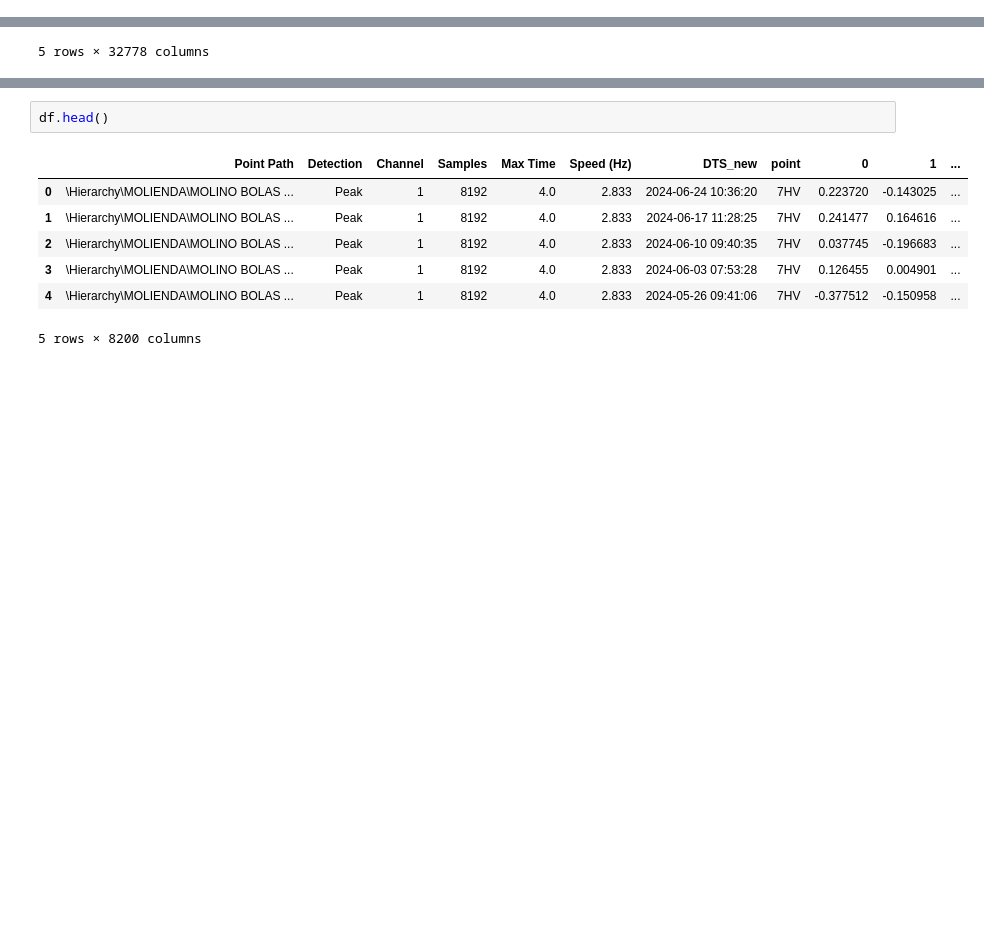
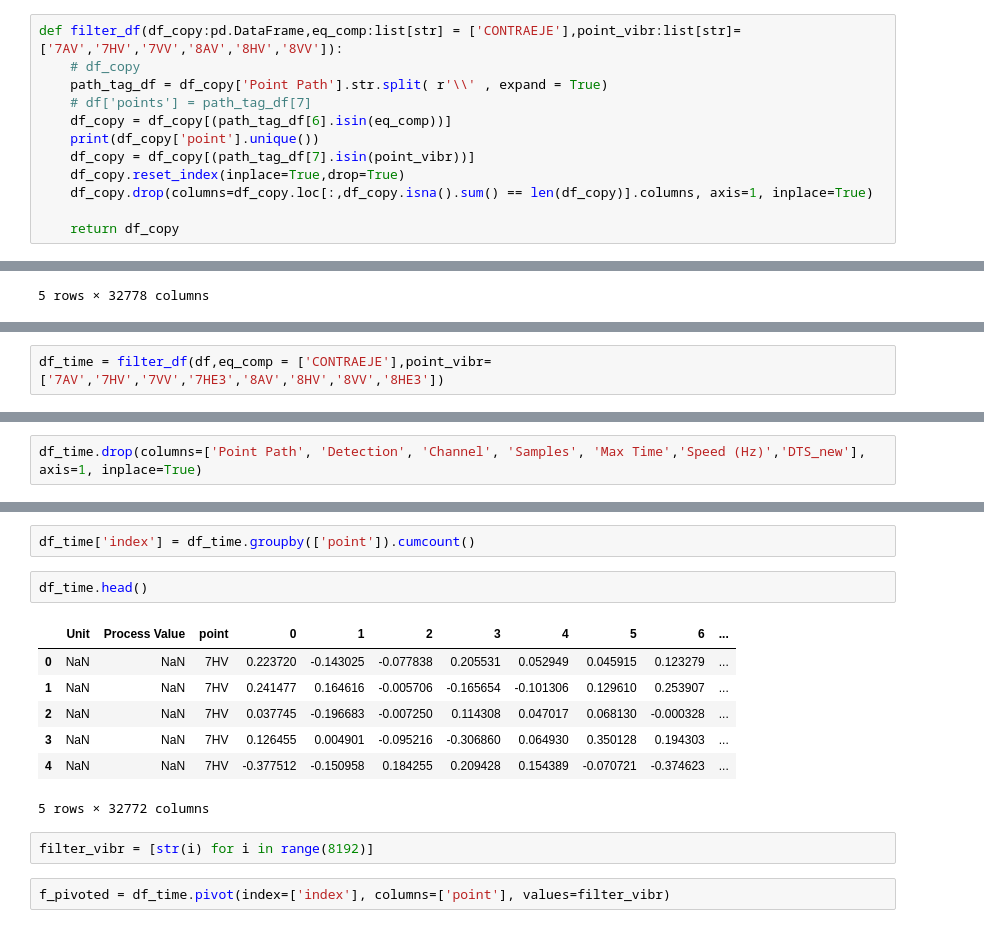
Before and after one commit to KainaK0/mia, a Jupyter notebook: MIA-104_Machine_Learning/EF_01/data_cleaning.ipynb, the cells around one changed output, grey strips where cells are left out. Drawn from its saved outputs; the diff is of its cells as text; blank space fills up the shorter version.

```diff
--- a/MIA-104_Machine_Learning/EF_01/data_cleaning.ipynb
+++ b/MIA-104_Machine_Learning/EF_01/data_cleaning.ipynb
@@ -39,3 +40,15 @@ def read_chunk_data(search_str:str = 'dataset/chunks/Export_Time_*.csv') -> pd.D
     df_list = [pd.read_csv(chunk_file,sep=',') for chunk_file in all_chunk_files]
     combined_df = pd.concat(df_list, ignore_index=True)
     return combined_df
+# %%
+def filter_df(df_copy:pd.DataFrame,eq_comp:list[str] = ['CONTRAEJE'],point_vibr:list[str]=['7AV','7HV','7VV','8AV','8HV','8VV']):
+    # df_copy
+    path_tag_df = df_copy['Point Path'].str.split( r'\\' , expand = True)
+    # df['points'] = path_tag_df[7]
+    df_copy = df_copy[(path_tag_df[6].isin(eq_comp))]
+    print(df_copy['point'].unique())
+    df_copy = df_copy[(path_tag_df[7].isin(point_vibr))]
+    df_copy.reset_index(inplace=True,drop=True)
+    df_copy.drop(columns=df_copy.loc[:,df_copy.isna().sum() == len(df_copy)].columns, axis=1, inplace=True)
+
+    return df_copy
@@ -63,0 +112,2 @@ path_tag_df = df['Point Path'].str.split( r'\\' , expand = True)
+# %%
+df_time = filter_df(df,eq_comp = ['CONTRAEJE'],point_vibr=['7AV','7HV','7VV','7HE3','8AV','8HV','8VV','8HE3'])
@@ -76,0 +136,2 @@ df.reset_index(inplace=True,drop=True)
+# %%
+df_time.drop(columns=['Point Path', 'Detection', 'Channel', 'Samples', 'Max Time','Speed (Hz)','DTS_new'], axis=1, inplace=True)
@@ -89,10 +155,16 @@ df.drop(columns=df.loc[:,df.isna().sum() == 310].columns, axis=1, inplace=True)
+# %%
+df_time['index'] = df_time.groupby(['point']).cumcount()
 # %%
-df.head()
+df_time.head()
 # %% [output]
-|  | Point Path | Detection | Channel | Samples | Max Time | Speed (Hz) | DTS_new | point | 0 | 1 | ... |
-| 0 | \Hierarchy\MOLIENDA\MOLINO BOLAS ... | Peak | 1 | 8192 | 4.0 | 2.833 | 2024-06-24 10:36:20 | 7HV | 0.223720 | -0.143025 | ... |
-| 1 | \Hierarchy\MOLIENDA\MOLINO BOLAS ... | Peak | 1 | 8192 | 4.0 | 2.833 | 2024-06-17 11:28:25 | 7HV | 0.241477 | 0.164616 | ... |
-| 2 | \Hierarchy\MOLIENDA\MOLINO BOLAS ... | Peak | 1 | 8192 | 4.0 | 2.833 | 2024-06-10 09:40:35 | 7HV | 0.037745 | -0.196683 | ... |
-| 3 | \Hierarchy\MOLIENDA\MOLINO BOLAS ... | Peak | 1 | 8192 | 4.0 | 2.833 | 2024-06-03 07:53:28 | 7HV | 0.126455 | 0.004901 | ... |
-| 4 | \Hierarchy\MOLIENDA\MOLINO BOLAS ... | Peak | 1 | 8192 | 4.0 | 2.833 | 2024-05-26 09:41:06 | 7HV | -0.377512 | -0.150958 | ... |
+|  | Unit | Process Value | point | 0 | 1 | 2 | 3 | 4 | 5 | 6 | ... |
+| 0 | NaN | NaN | 7HV | 0.223720 | -0.143025 | -0.077838 | 0.205531 | 0.052949 | 0.045915 | 0.123279 | ... |
+| 1 | NaN | NaN | 7HV | 0.241477 | 0.164616 | -0.005706 | -0.165654 | -0.101306 | 0.129610 | 0.253907 | ... |
+| 2 | NaN | NaN | 7HV | 0.037745 | -0.196683 | -0.007250 | 0.114308 | 0.047017 | 0.068130 | -0.000328 | ... |
+| 3 | NaN | NaN | 7HV | 0.126455 | 0.004901 | -0.095216 | -0.306860 | 0.064930 | 0.350128 | 0.194303 | ... |
+| 4 | NaN | NaN | 7HV | -0.377512 | -0.150958 | 0.184255 | 0.209428 | 0.154389 | -0.070721 | -0.374623 | ... |
-5 rows × 8200 columns
+5 rows × 32772 columns
+# %%
+filter_vibr = [str(i) for i in range(8192)]
+# %%
+f_pivoted = df_time.pivot(index=['index'], columns=['point'], values=filter_vibr)
```
Also changed, not shown: parts of 27 cells of this notebook, 2 other files.
